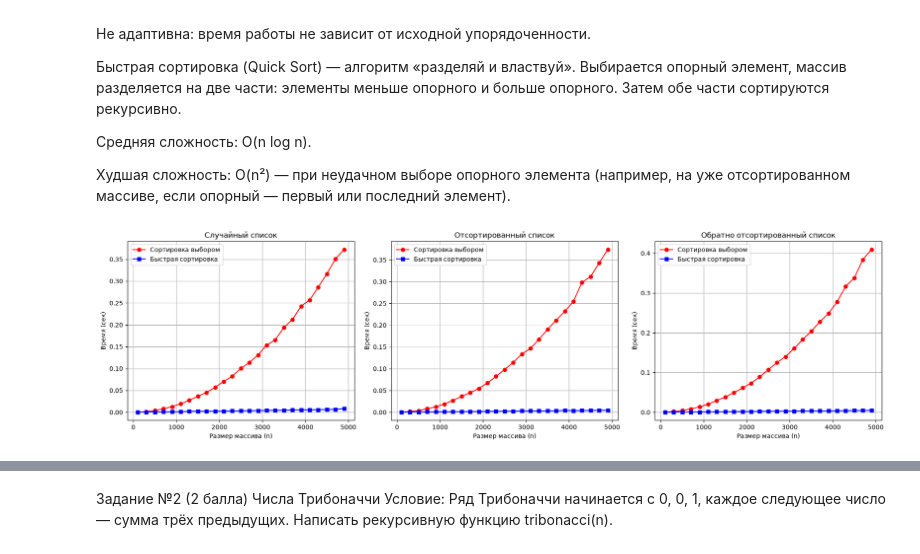
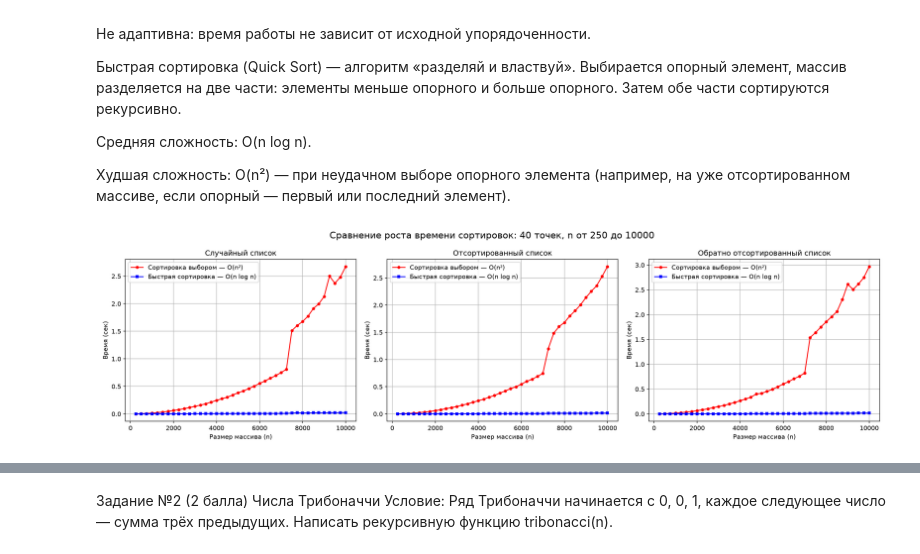
Before and after one commit to cherep121/Data_proc, a Jupyter notebook: main.ipynb, the cells around one changed output, grey strips where cells are left out. Saved outputs shown, nothing was run; the diff lists cells and outputs as text; code cells hidden in the pictures.

```diff
--- a/main.ipynb
+++ b/main.ipynb
@@ -33,6 +34,7 @@ import turtle
 # %%
 import time
 import random
+import math
 import matplotlib.pyplot as plt
 import sys
 
@@ -57,72 +59,66 @@ def quick_sort(arr):
     middle = [x for x in arr if x == pivot]
     right = [x for x in arr if x > pivot]
     return quick_sort(left) + middle + quick_sort(right)
 
-def measure_time(sort_func, data):
-    start = time.perf_counter()
-    sort_func(data)
-    end = time.perf_counter()
-    return end - start
+def measure_time(sort_func, data, repeats=3):
+    measurements = []
+    for _ in range(repeats):
+        start = time.perf_counter()
+        sort_func(data)
+        measurements.append(time.perf_counter() - start)
+    return sorted(measurements)[len(measurements) // 2]
 
-sizes = [i for i in range(100, 5000, 200)]
+random.seed(42)
+sizes = list(range(250, 10001, 250))
 
 random_data = {}
 sorted_data = {}
 reversed_data = {}
 
 for n in sizes:
     base = [random.randint(0, 10000) for _ in range(n)]
     random_data[n] = base
     sorted_data[n] = sorted(base)
     reversed_data[n] = sorted(base, reverse=True)
 
 random_sel_times, random_qs_times = [], []
 sorted_sel_times, sorted_qs_times = [], []
 reversed_sel_times, reversed_qs_times = [], []
 
 for n in sizes:
-    random_sel_times.append(measure_time(selection_sort, random_data[n]))
-    random_qs_times.append(measure_time(quick_sort, random_data[n]))
+    selection_repeats = 3 if n <= 4000 else 1
+    random_sel_times.append(measure_time(selection_sort, random_data[n], selection_repeats))
+    random_qs_times.append(measure_time(quick_sort, random_data[n], 5))
 
-    sorted_sel_times.append(measure_time(selection_sort, sorted_data[n]))
-    sorted_qs_times.append(measure_time(quick_sort, sorted_data[n]))
+    sorted_sel_times.append(measure_time(selection_sort, sorted_data[n], selection_repeats))
+    sorted_qs_times.append(measure_time(quick_sort, sorted_data[n], 5))
 
-    reversed_sel_times.append(measure_time(selection_sort, reversed_data[n]))
-    reversed_qs_times.append(measure_time(quick_sort, reversed_data[n]))
+    reversed_sel_times.append(measure_time(selection_sort, reversed_data[n], selection_repeats))
+    reversed_qs_times.append(measure_time(quick_sort, reversed_data[n], 5))
+
+datasets = [
+    ('Случайный список', random_sel_times, random_qs_times),
+    ('Отсортированный список', sorted_sel_times, sorted_qs_times),
+    ('Обратно отсортированный список', reversed_sel_times, reversed_qs_times),
+]
 
 fig, axes = plt.subplots(1, 3, figsize=(18, 5))
+for column, (title, selection_times, quick_times) in enumerate(datasets):
+    axes[column].plot(sizes, selection_times, 'o-', markersize=4,
+                         label='Сортировка выбором — O(n²)', color='red')
+    axes[column].plot(sizes, quick_times, 's-', markersize=4,
+                         label='Быстрая сортировка — O(n log n)', color='blue')
+    axes[column].set_title(title)
+    axes[column].set_xlabel('Размер массива (n)')
+    axes[column].set_ylabel('Время (сек)')
+    axes[column].legend()
+    axes[column].grid(True)
 
-# График 1: Случайный список
-axes[0].plot(sizes, random_sel_times, 'o-', label='Сортировка выбором', color='red')
-axes[0].plot(sizes, random_qs_times, 's-', label='Быстрая сортировка', color='blue')
-axes[0].set_xlabel('Размер массива (n)')
-axes[0].set_ylabel('Время (сек)')
-axes[0].set_title('Случайный список')
-axes[0].legend()
-axes[0].grid(True)
-
-# График 2: Отсортированный список
-axes[1].plot(sizes, sorted_sel_times, 'o-', label='Сортировка выбором', color='red')
-axes[1].plot(sizes, sorted_qs_times, 's-', label='Быстрая сортировка', color='blue')
-axes[1].set_xlabel('Размер массива (n)')
-axes[1].set_ylabel('Время (сек)')
-axes[1].set_title('Отсортированный список')
-axes[1].legend()
-axes[1].grid(True)
-
-# График 3: Обратно отсортированный список
-axes[2].plot(sizes, reversed_sel_times, 'o-', label='Сортировка выбором', color='red')
-axes[2].plot(sizes, reversed_qs_times, 's-', label='Быстрая сортировка', color='blue')
-axes[2].set_xlabel('Размер массива (n)')
-axes[2].set_ylabel('Время (сек)')
-axes[2].set_title('Обратно отсортированный список')
-axes[2].legend()
-axes[2].grid(True)
-
+fig.suptitle('Сравнение роста времени сортировок: 40 точек, n от 250 до 10000', fontsize=15)
 plt.tight_layout()
 plt.savefig('sorting_comparison.png', dpi=150)
 plt.show()
 # %% [output]
-[figure, old version]
+[figure, new version]
 # %% [markdown]
 1.3. Анализ результатов
```
Also changed, not shown: parts of 14 cells of this notebook.
